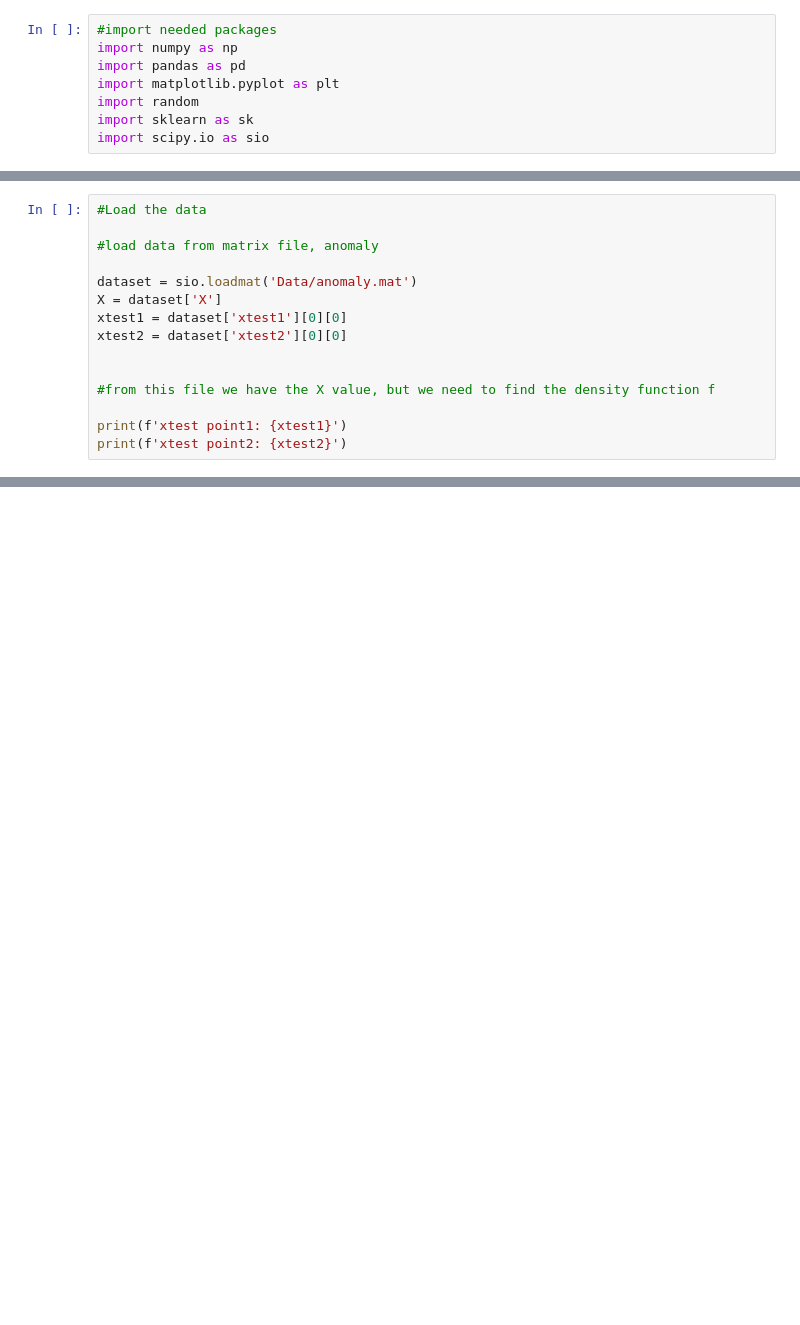
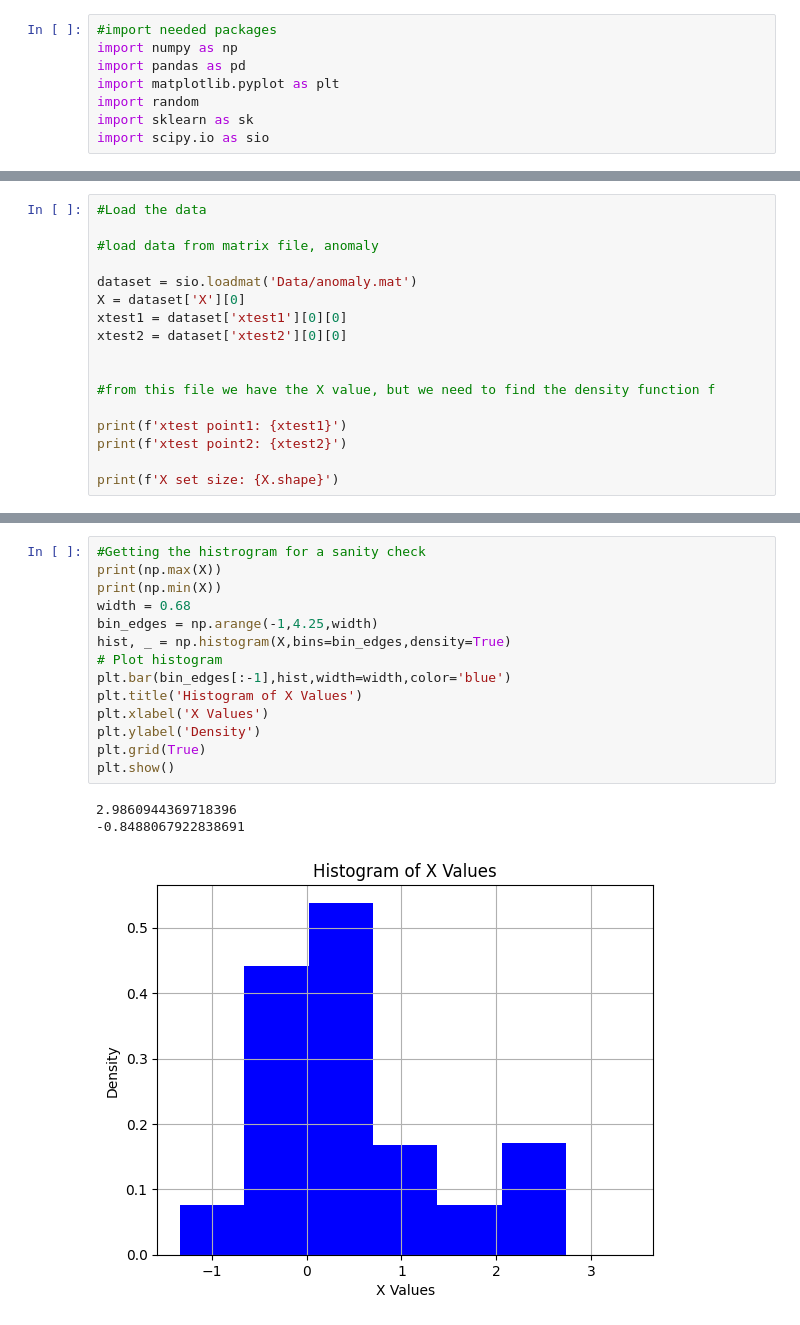
Before and after one commit to EricMLarsen/Spring_2024, a Jupyter notebook: ML_Stats/Homeworks/HW5/Problem6.ipynb, the cells around one changed output, grey strips where cells are left out. Drawn from its saved outputs; the diff is of its cells as text; blank space fills up the shorter version.

```diff
--- a/ML_Stats/Homeworks/HW5/Problem6.ipynb
+++ b/ML_Stats/Homeworks/HW5/Problem6.ipynb
@@ -37,7 +77,7 @@ def compute_loocv(data, bandwidth):
 #load data from matrix file, anomaly
 
 dataset = sio.loadmat('Data/anomaly.mat')
-X = dataset['X']
+X = dataset['X'][0]
 xtest1 = dataset['xtest1'][0][0]
 xtest2 = dataset['xtest2'][0][0]
 
@@ -46,6 +86,8 @@ xtest2 = dataset['xtest2'][0][0]
 
 print(f'xtest point1: {xtest1}')
 print(f'xtest point2: {xtest2}')
+
+print(f'X set size: {X.shape}')
 # %% [output]
 xtest point1: 2.85
 xtest point2: -1.5
@@ -65,0 +104,18 @@ print(opt_band_width)
+# %%
+#Getting the histrogram for a sanity check
+print(np.max(X))
+print(np.min(X))
+width = 0.68
+bin_edges = np.arange(-1,4.25,width)
+hist, _ = np.histogram(X,bins=bin_edges,density=True)
+# Plot histogram
+plt.bar(bin_edges[:-1],hist,width=width,color='blue')
+plt.title('Histogram of X Values')
+plt.xlabel('X Values')
+plt.ylabel('Density')
+plt.grid(True)
+plt.show()
+# %% [output]
+2.9860944369718396
+-0.8488067922838691
+[figure, added]
```
Also changed, not shown: parts of 6 cells of this notebook, 1 other file.
